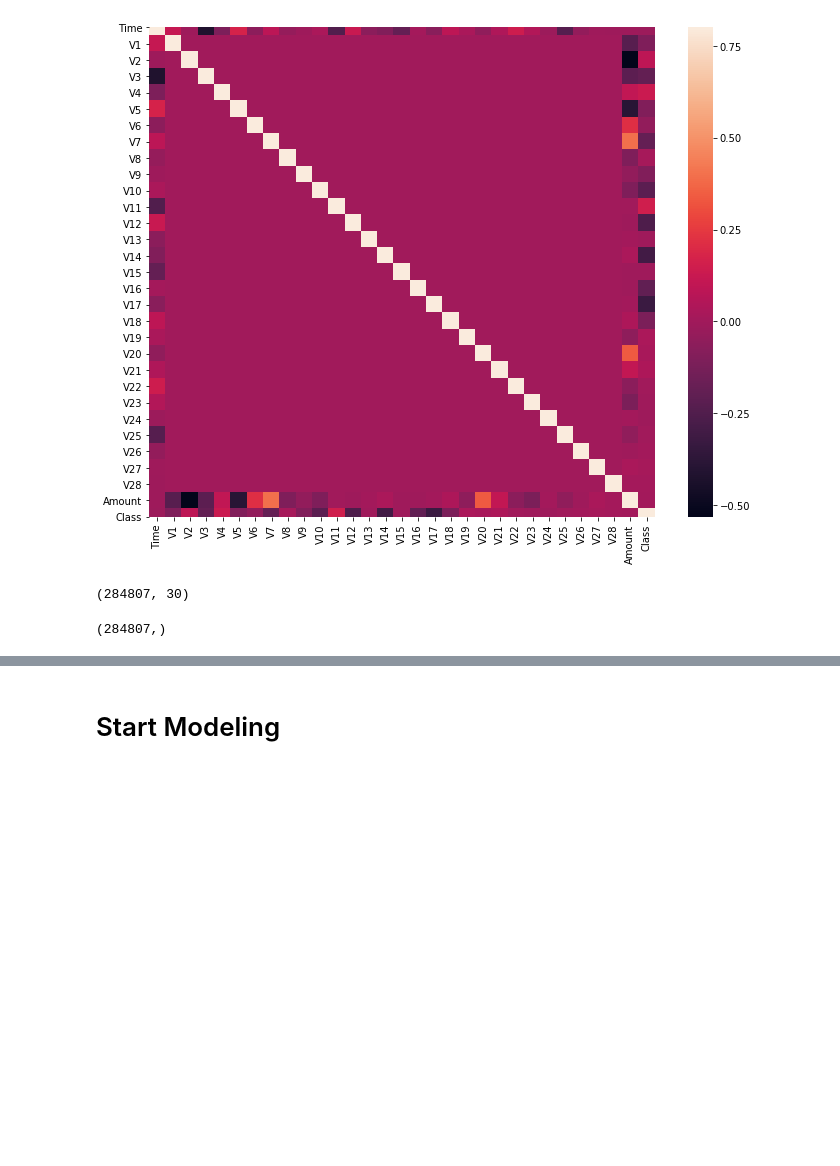
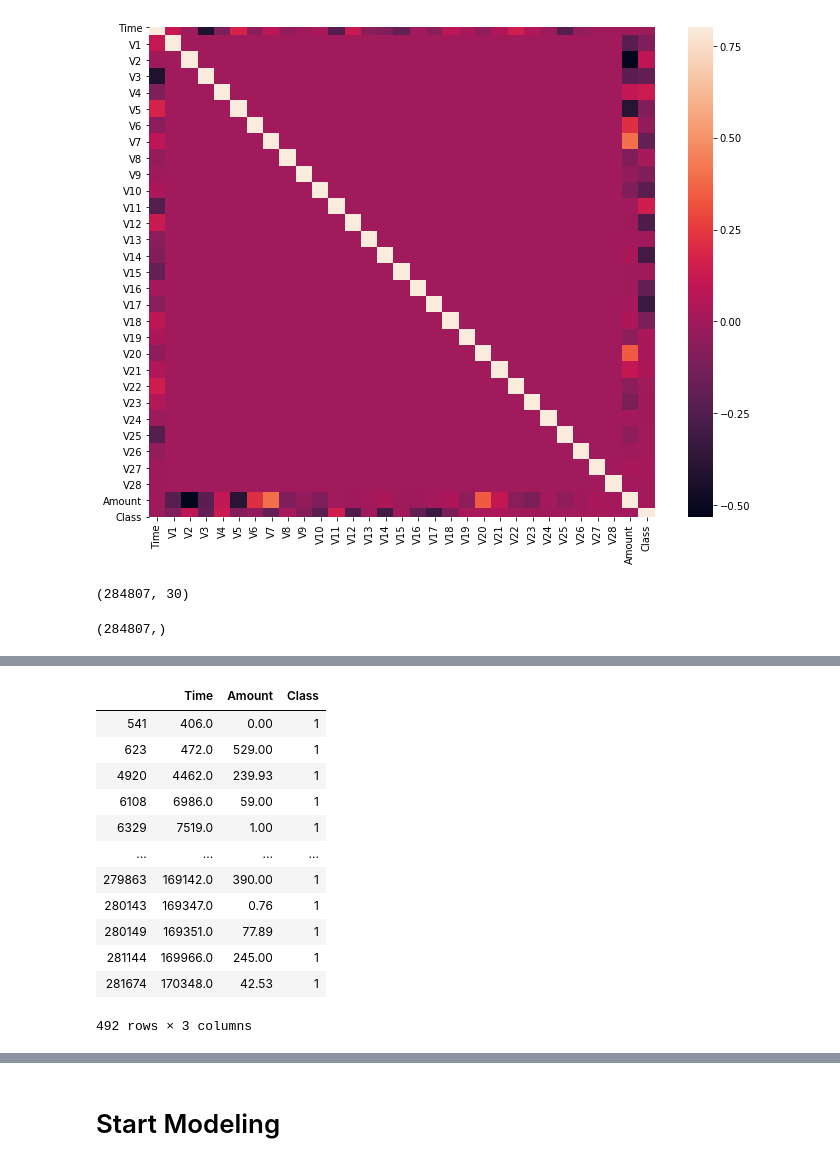
Before and after one commit to jcanque777/credit_card_fraud, a Jupyter notebook: creditcardfraud.ipynb, the cells around one changed output, grey strips where cells are left out. Saved outputs shown, nothing was run; the diff lists cells and outputs as text; code cells hidden in the pictures; blank space fills up the shorter version.

```diff
--- a/creditcardfraud.ipynb
+++ b/creditcardfraud.ipynb
@@ -163,0 +176,2 @@ y.shape
+# %%
+dffraud = df[['Time','Amount','Class']]
@@ -163,0 +214,16 @@ y.shape
+# %%
+dffraud[dffraud['Class']==1]
+# %% [output]
+|  | Time | Amount | Class |
+| 541 | 406.0 | 0.00 | 1 |
+| 623 | 472.0 | 529.00 | 1 |
+| 4920 | 4462.0 | 239.93 | 1 |
+| 6108 | 6986.0 | 59.00 | 1 |
+| 6329 | 7519.0 | 1.00 | 1 |
+| ... | ... | ... | ... |
+| 279863 | 169142.0 | 390.00 | 1 |
+| 280143 | 169347.0 | 0.76 | 1 |
+| 280149 | 169351.0 | 77.89 | 1 |
+| 281144 | 169966.0 | 245.00 | 1 |
+| 281674 | 170348.0 | 42.53 | 1 |
+492 rows × 3 columns
```
Also changed, not shown: parts of 19 cells of this notebook.
